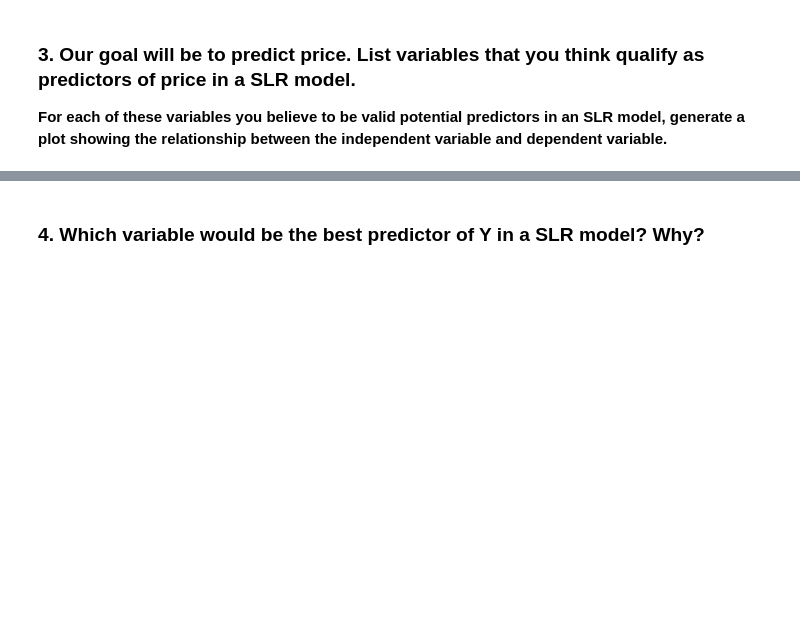
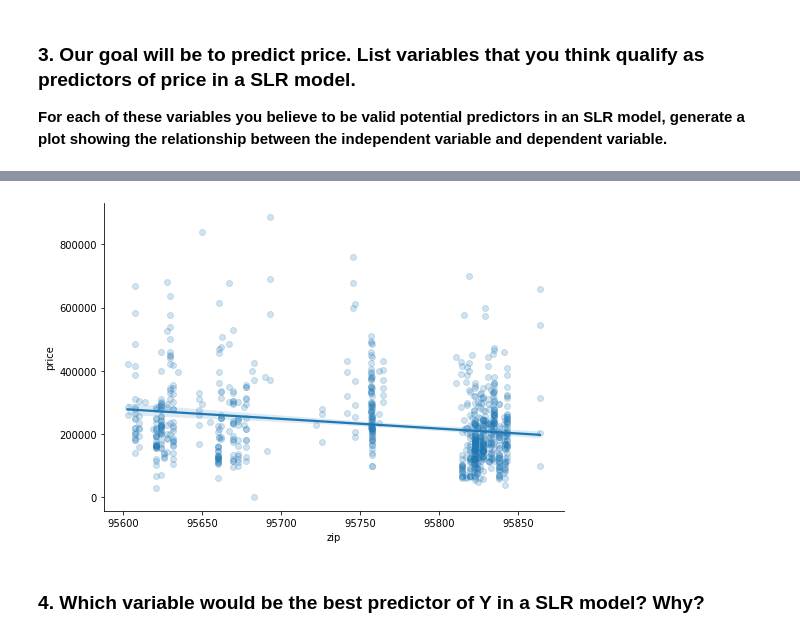
Before and after one commit to pavanivo/HW4-starter, a Jupyter notebook: simple-linear-regression-sacramento.ipynb, the cells around one changed output, grey strips where cells are left out. Saved outputs shown, nothing was run; the diff lists cells and outputs as text; code cells hidden in the pictures; blank space fills up the shorter version.

```diff
--- a/simple-linear-regression-sacramento.ipynb
+++ b/simple-linear-regression-sacramento.ipynb
@@ -168,3 +167,10 @@ sns.lmplot(x='sq__ft', y='price', data=df1);
+# %%
+#plt.scatter(df3.price, df3.city )
+#plt.title('pricey location by zip')
+
+sns.lmplot(x='zip', y='price', data=df1, aspect=1.5, scatter_kws={'alpha':0.2});
+# %% [output]
+[figure, added]
 # %% [markdown]
 ### 4. Which variable would be the best predictor of Y in a SLR model? Why?
 # %%
```
Also changed, not shown: parts of 14 cells of this notebook.
